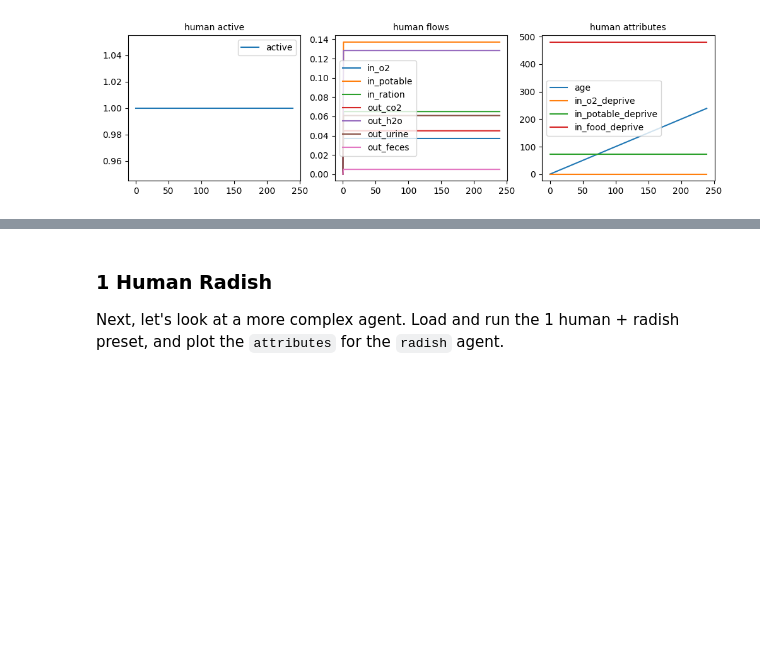
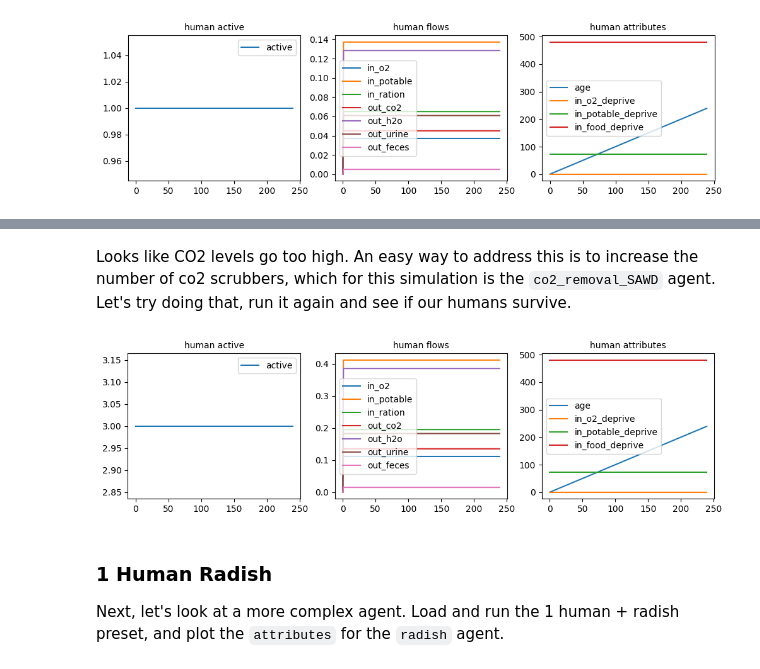
Before and after one commit to granawkins/simoc2, a Jupyter notebook: docs/tutorials/basic_tutorial.ipynb, the cells around one changed output, grey strips where cells are left out. Saved outputs shown, nothing was run; the diff lists cells and outputs as text; code cells hidden in the pictures; blank space fills up the shorter version.

```diff
--- a/docs/tutorials/basic_tutorial.ipynb
+++ b/docs/tutorials/basic_tutorial.ipynb
@@ -53,3 +85,19 @@ plot_agent(data, 'human', 'attributes', ax=axs[2]);
+# %% [markdown]
+Looks like CO2 levels go too high. An easy way to address this is to increase the number of co2 scrubbers, which for this simulation is the `co2_removal_SAWD` agent. Let's try doing that, run it again and see if our humans survive.
+# %%
+config = load_preset_configuration('1h')
+config['agents']['human']['amount'] = 3
+config['agents']['co2_removal_SAWD']['amount'] = 3
+model = AgentModel.from_config(**config)
+model.run()
+records = model.get_records()
+
+fig, axs = plt.subplots(1, 3, figsize=(12, 3))
+plot_agent(records, 'human', 'active', ax=axs[0]);
+plot_agent(records, 'human', 'flows', ax=axs[1]);
+plot_agent(records, 'human', 'attributes', ax=axs[2]);
+# %% [output]
+[figure, added]
 # %% [markdown]
 ### 1 Human Radish
 Next, let's look at a more complex agent. Load and run the 1 human + radish preset, and plot the `attributes` for the `radish` agent.
```
Also changed, not shown: parts of 23 cells of this notebook, 7 other files.
